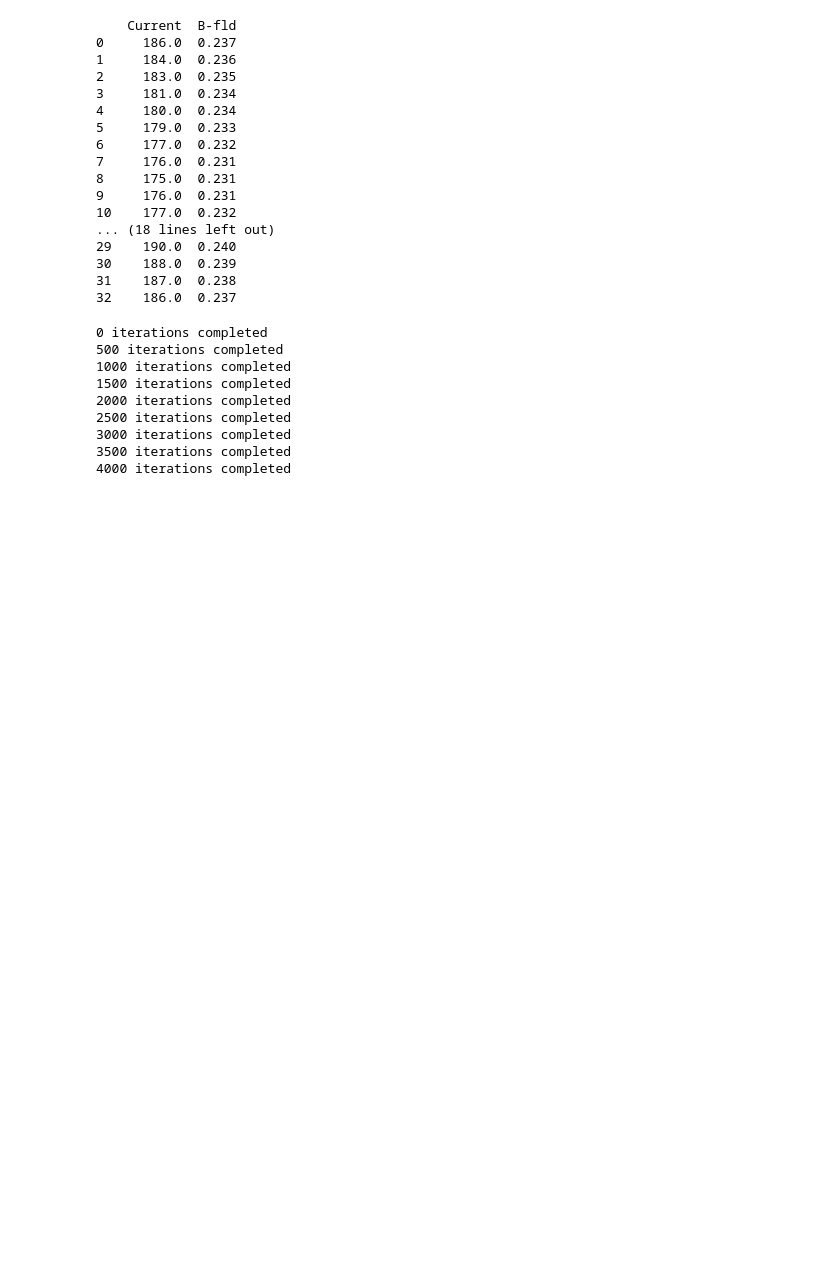
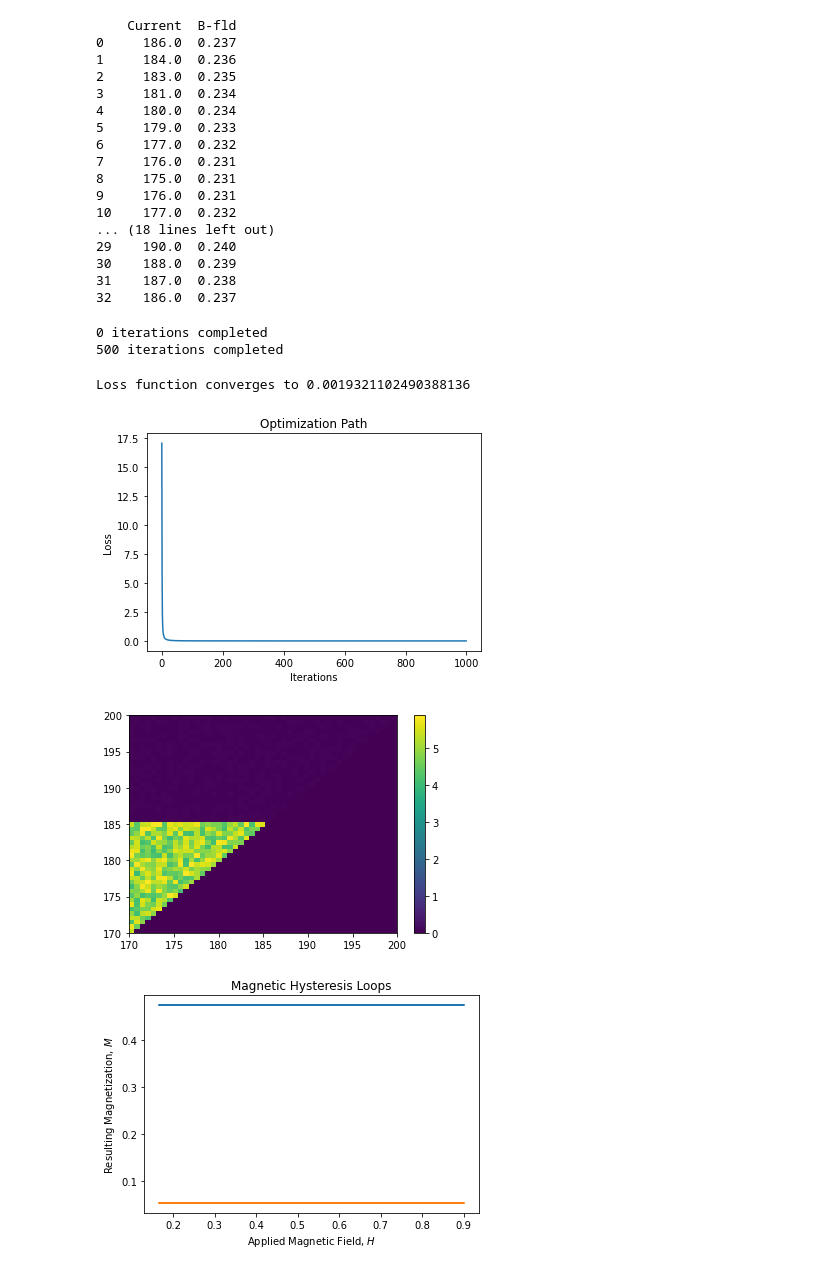
Before and after one commit to roussel-ryan/diff_hysteresis, a Jupyter notebook: argonne-model_kd.ipynb, the cells around one changed output. Drawn from its saved outputs; the diff is of its cells as text; code cells hidden in the pictures; blank space fills up the shorter version.

```diff
--- a/argonne-model_kd.ipynb
+++ b/argonne-model_kd.ipynb
@@ -31,7 +31,7 @@ print(data)
 32    186.0  0.237
 # %%
 # Global parameters
-n = 100
+n = 50
 h = torch.tensor(data['Current'])
 b = torch.tensor(data['B-fld'])
 
@@ -45,33 +45,57 @@ xx, yy=utils.generate_asym_mesh(h_min, h_max, n)
 states=numerical_hysteresis.state(xx, yy, h_max, h)
 
 alpha = 100
-num_iterations = 5000
+num_iterations = 1000
 # %%
 h_nd = botorch.utils.transforms.normalize(h, torch.tensor([h_min, h_max]))
 b_nd = botorch.utils.transforms.normalize(b, torch.tensor([b_min, b_max]))
+# %%
+# plotting
+
+def plot_lfunc(loss):
+    print(f"Loss function converges to {loss[-1]}")
+    fig_lf = plt.figure()
+    plt.plot(loss)
+    plt.title('Optimization Path')
+    plt.xlabel('Iterations')
+    plt.ylabel('Loss')
+
+def plot_density(x, xx, yy, n):
+#     fig_dens = plt.figure()
+    mat = utils.vector_to_tril(x, n)
+    plt.pcolor(xx, yy, mat)
+    plt.colorbar()
+
+def plot_loops(h, m, m_pred, m_start):
+    fig_loops = plt.figure()
+#     plt.plot(h, m, 'o')
+    plt.plot(h, m_pred)
+    plt.plot(h, m_start)
+    plt.title('Magnetic Hysteresis Loops')
+    plt.xlabel('Applied Magnetic Field, $H$')
+    plt.ylabel('Resulting Magnetization, $M$')
+# %%
+history_f, x_star, num_points, h, b, b_pred, b_start = optimization.optimize(n, h_nd, b_nd, h_max,
+                                                                             b_max, optimization.l, alpha, num_iterations)
+# %% [output]
+0 iterations completed
+500 iterations completed
 # %%
-history_f, x_star, num_points, h, b, b_pred, b_start = optimization.optimize(n, h_nd, b, h_max, b_nd, optimization.l, alpha, num_iterations)
-
 # Plot the trajectory of the loss function
-optimization.plot_lfunc(history_f)
+plot_lfunc(history_f)
 plt.show()
 
 # Plot optimized hysterion density distribution
-optimization.plot_density(x_star, num_points)
+plot_density(x_star, xx, yy, num_points)
 plt.show()
 
 # Plot H x M hysteresis loop
-optimization.plot_loops(h, b, b_pred, b_start)
+plot_loops(h, b, b_pred, b_start)
 plt.show()
 # %% [output]
-0 iterations completed
-500 iterations completed
-1000 iterations completed
-1500 iterations completed
-2000 iterations completed
-2500 iterations completed
-3000 iterations completed
-3500 iterations completed
-4000 iterations completed
+Loss function converges to 0.0019321102490388136
+[figure, added]
+[figure, added]
+[figure, added]
 # %%
 plt.plot(h_nd, b_nd, 'o')
```
Also changed, not shown: parts of 3 cells of this notebook, 2 other files.
